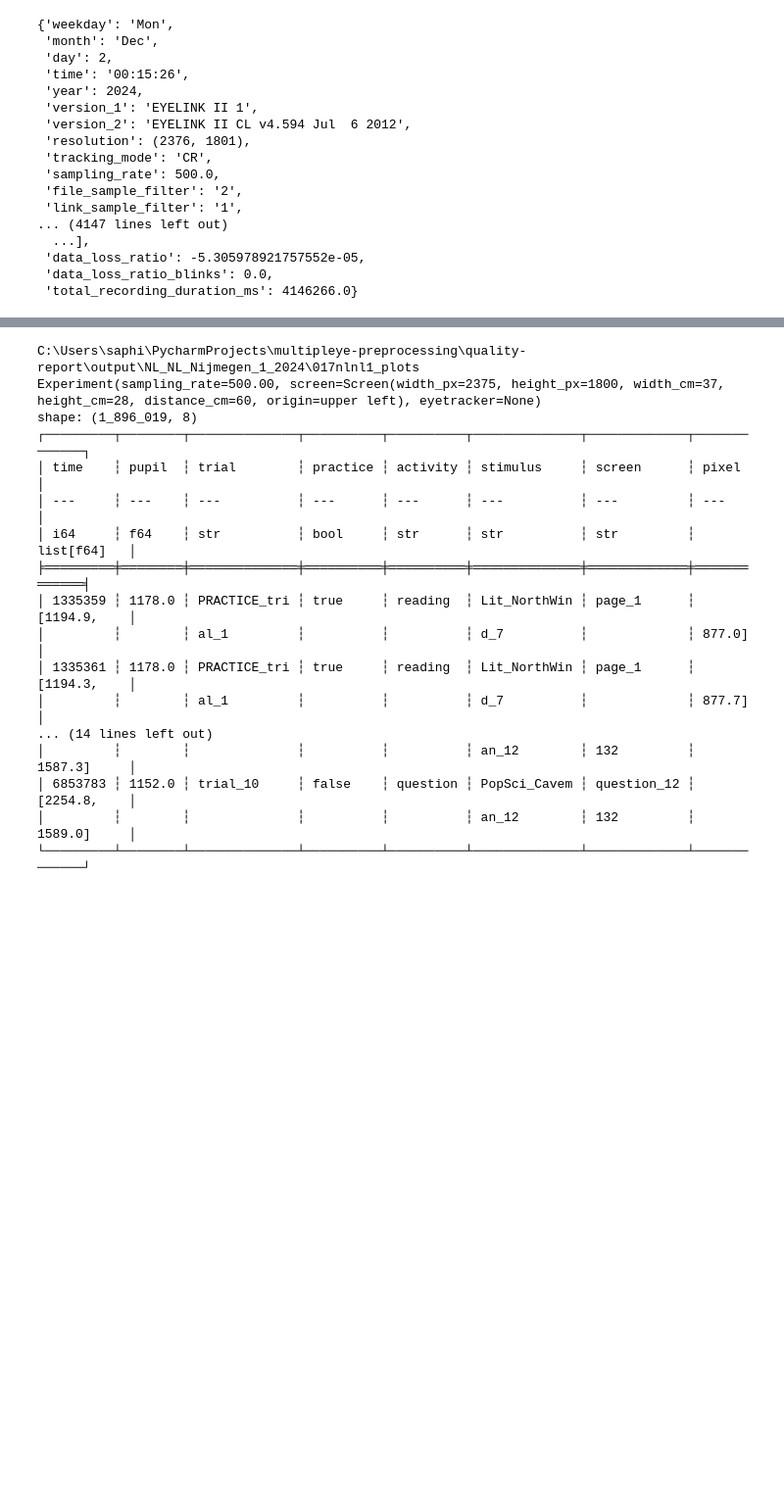
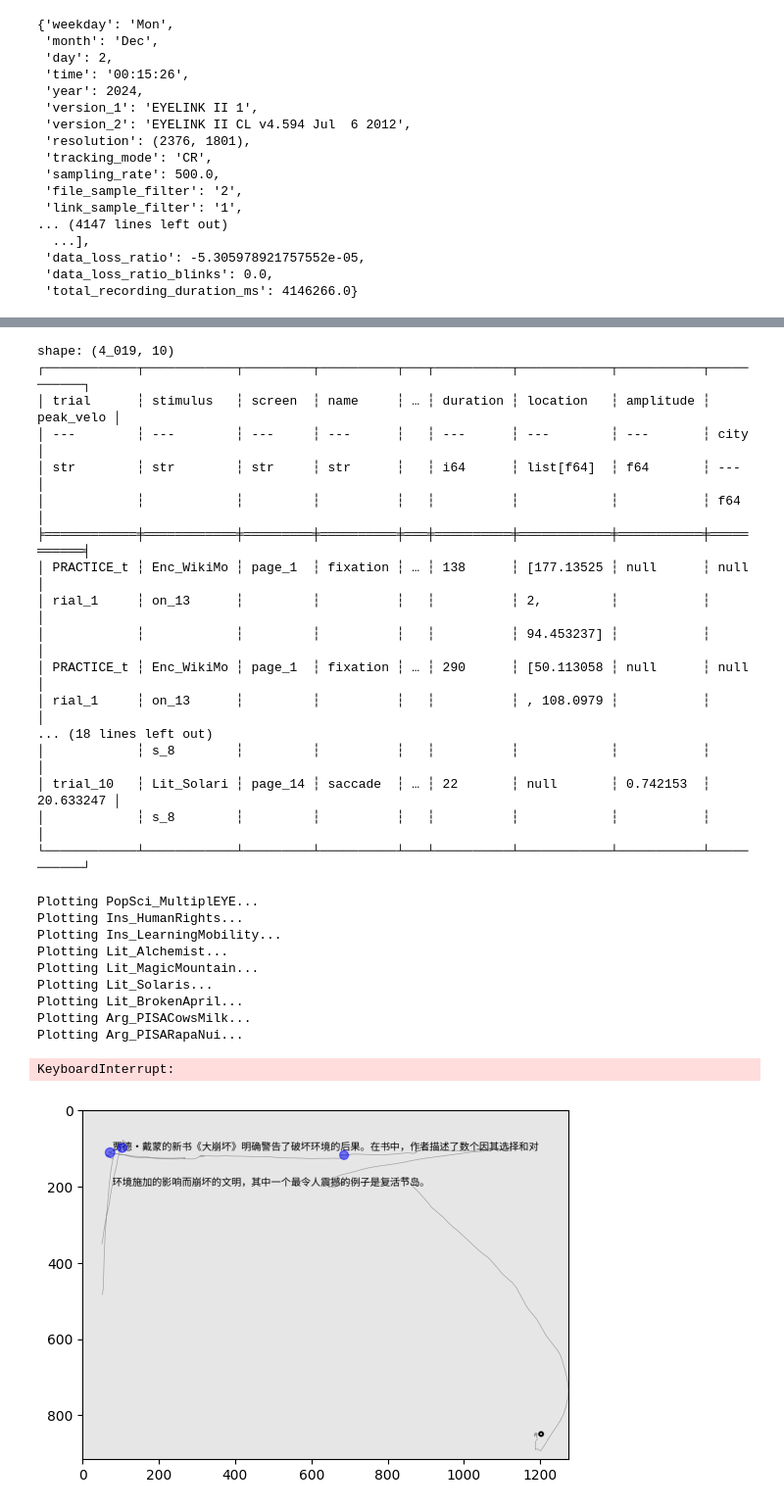
Before and after one commit to theDebbister/multipleye-preprocessing, a Jupyter notebook: quality-report/sanity_checks.ipynb, the cells around one changed output, grey strips where cells are left out. Shown at 98% size. Saved outputs shown, nothing was run; the diff lists cells and outputs as text; code cells hidden in the pictures; blank space fills up the shorter version.

```diff
--- a/quality-report/sanity_checks.ipynb
+++ b/quality-report/sanity_checks.ipynb
@@ -193,24 +201,40 @@ ValueError: There are no saccades in the event dataframe. Please make sure you r
 # %%
-print(plot_dir)
-print(gaze)
+print(gaze.events)
 # %% [output]
-C:\Users\saphi\PycharmProjects\multipleye-preprocessing\quality-report\output\NL_NL_Nijmegen_1_2024\017nlnl1_plots
-Experiment(sampling_rate=500.00, screen=Screen(width_px=2375, height_px=1800, width_cm=37, height_cm=28, distance_cm=60, origin=upper left), eyetracker=None)
-shape: (1_896_019, 8)
-┌─────────┬────────┬──────────────┬──────────┬──────────┬──────────────┬─────────────┬─────────────┐
-│ time    ┆ pupil  ┆ trial        ┆ practice ┆ activity ┆ stimulus     ┆ screen      ┆ pixel       │
-│ ---     ┆ ---    ┆ ---          ┆ ---      ┆ ---      ┆ ---          ┆ ---         ┆ ---         │
-│ i64     ┆ f64    ┆ str          ┆ bool     ┆ str      ┆ str          ┆ str         ┆ list[f64]   │
-╞═════════╪════════╪══════════════╪══════════╪══════════╪══════════════╪═════════════╪═════════════╡
-│ 1335359 ┆ 1178.0 ┆ PRACTICE_tri ┆ true     ┆ reading  ┆ Lit_NorthWin ┆ page_1      ┆ [1194.9,    │
-│         ┆        ┆ al_1         ┆          ┆          ┆ d_7          ┆             ┆ 877.0]      │
-│ 1335361 ┆ 1178.0 ┆ PRACTICE_tri ┆ true     ┆ reading  ┆ Lit_NorthWin ┆ page_1      ┆ [1194.3,    │
-│         ┆        ┆ al_1         ┆          ┆          ┆ d_7          ┆             ┆ 877.7]      │
-... (14 lines left out)
-│         ┆        ┆              ┆          ┆          ┆ an_12        ┆ 132         ┆ 1587.3]     │
-│ 6853783 ┆ 1152.0 ┆ trial_10     ┆ false    ┆ question ┆ PopSci_Cavem ┆ question_12 ┆ [2254.8,    │
-│         ┆        ┆              ┆          ┆          ┆ an_12        ┆ 132         ┆ 1589.0]     │
-└─────────┴────────┴──────────────┴──────────┴──────────┴──────────────┴─────────────┴─────────────┘
+shape: (4_019, 10)
+┌────────────┬────────────┬─────────┬──────────┬───┬──────────┬────────────┬───────────┬───────────┐
+│ trial      ┆ stimulus   ┆ screen  ┆ name     ┆ … ┆ duration ┆ location   ┆ amplitude ┆ peak_velo │
+│ ---        ┆ ---        ┆ ---     ┆ ---      ┆   ┆ ---      ┆ ---        ┆ ---       ┆ city      │
+│ str        ┆ str        ┆ str     ┆ str      ┆   ┆ i64      ┆ list[f64]  ┆ f64       ┆ ---       │
+│            ┆            ┆         ┆          ┆   ┆          ┆            ┆           ┆ f64       │
+╞════════════╪════════════╪═════════╪══════════╪═══╪══════════╪════════════╪═══════════╪═══════════╡
+│ PRACTICE_t ┆ Enc_WikiMo ┆ page_1  ┆ fixation ┆ … ┆ 138      ┆ [177.13525 ┆ null      ┆ null      │
+│ rial_1     ┆ on_13      ┆         ┆          ┆   ┆          ┆ 2,         ┆           ┆           │
+│            ┆            ┆         ┆          ┆   ┆          ┆ 94.453237] ┆           ┆           │
+│ PRACTICE_t ┆ Enc_WikiMo ┆ page_1  ┆ fixation ┆ … ┆ 290      ┆ [50.113058 ┆ null      ┆ null      │
+│ rial_1     ┆ on_13      ┆         ┆          ┆   ┆          ┆ , 108.0979 ┆           ┆           │
+... (18 lines left out)
+│            ┆ s_8        ┆         ┆          ┆   ┆          ┆            ┆           ┆           │
+│ trial_10   ┆ Lit_Solari ┆ page_14 ┆ saccade  ┆ … ┆ 22       ┆ null       ┆ 0.742153  ┆ 20.633247 │
+│            ┆ s_8        ┆         ┆          ┆   ┆          ┆            ┆           ┆           │
+└────────────┴────────────┴─────────┴──────────┴───┴──────────┴────────────┴───────────┴───────────┘
+# %%
+from plot import plot_gaze
+for stimulus in stimuli:
+    print(f"Plotting {stimulus.name}...")
+    plot_gaze(gaze, stimulus, plot_dir)
+# %% [output]
+Plotting PopSci_MultiplEYE...
+Plotting Ins_HumanRights...
+Plotting Ins_LearningMobility...
+Plotting Lit_Alchemist...
+Plotting Lit_MagicMountain...
+Plotting Lit_Solaris...
+Plotting Lit_BrokenApril...
+Plotting Arg_PISACowsMilk...
+Plotting Arg_PISARapaNui...
+KeyboardInterrupt:
+[figure, added]
 # %%
 
 logfile= pl.read_csv(logfile_path, separator="\t")
```
Also changed, not shown: parts of 25 cells of this notebook, 3 other files.
